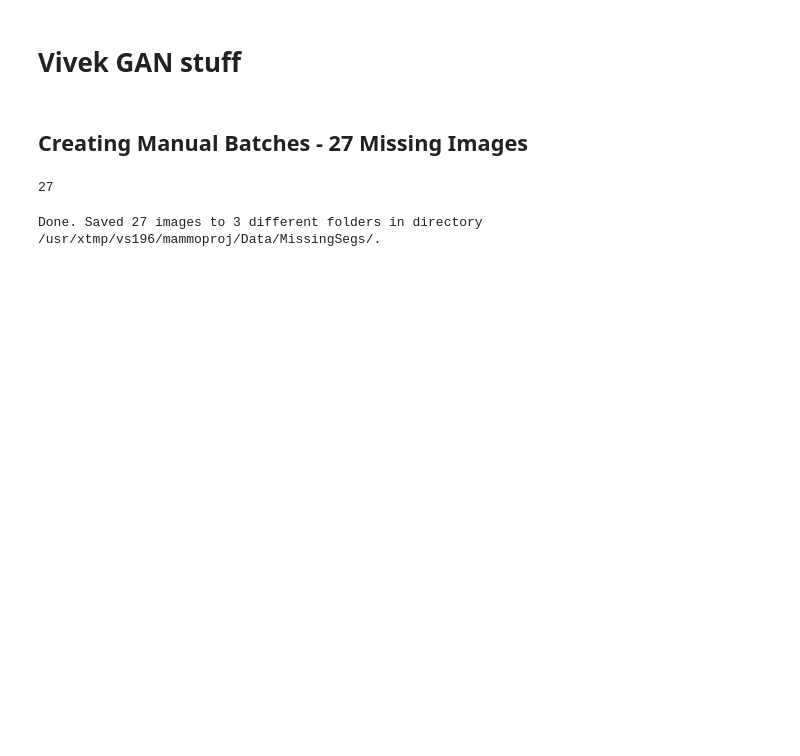
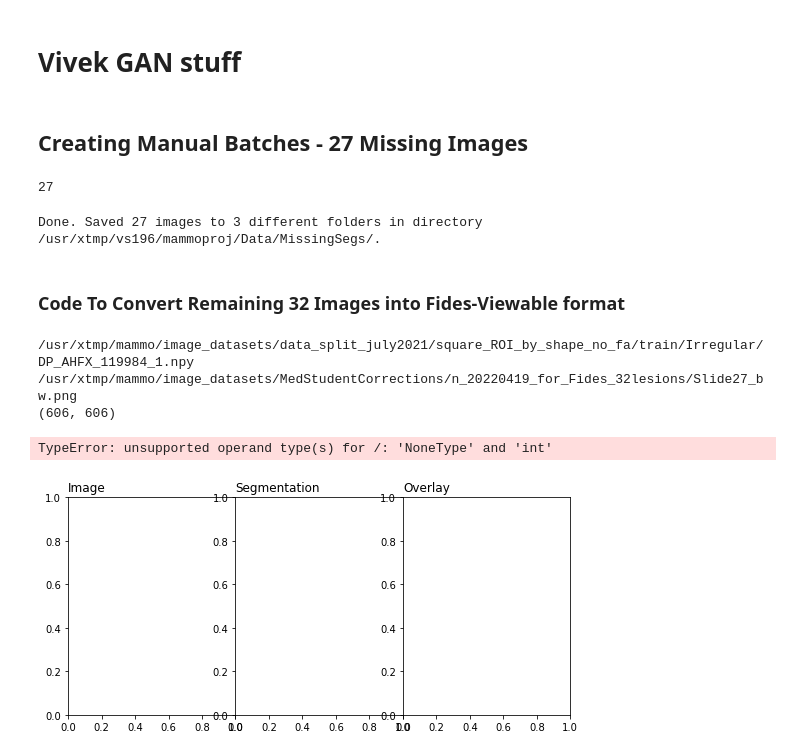
Before and after one commit to vaibhavs2854/ActiveLearningShapes, a Jupyter notebook: RemoteTesting.ipynb, the cells around one changed output. Drawn from its saved outputs; the diff is of its cells as text; code cells hidden in the pictures; blank space fills up the shorter version.

```diff
--- a/RemoteTesting.ipynb
+++ b/RemoteTesting.ipynb
@@ -1054,12 +1063,14 @@ for batch in batches: #loop through each batch
 from PIL import Image
 
 #grab right filepath
-medstudent_filepath = "/usr/xtmp/mammo/image_datasets/MedStudentSegmentations_dst/"
+#medstudent_filepath = "/usr/xtmp/mammo/image_datasets/MedStudentSegmentations_dst/"
+remaining32_filepath = "/usr/xtmp/mammo/image_datasets/MedStudentCorrections/n_20220419_for_Fides_32lesions/"
 batches = [1,2,3,4,5,6,7,8,9,10]
 
 for batch in batches: #loop through each batch
     png_filepaths = []
-    full_filepath = medstudent_filepath + f"TestBatch_{batch}" + "/"
+    #full_filepath = medstudent_filepath + f"TestBatch_{batch}" + "/"
+    full_filepath = remai
     #scan through each batch to find seg
     for root, dirs, files in os.walk(full_filepath):
         for file in files:
@@ -1102,7 +1113,7 @@ for root, dirs, files in os.walk(full_filepath):
 
 print(len(png_filepaths))
 print(png_filepaths[0:10])
-save_dir = "/usr/xtmp/vs196/mammoproj/Data/total_image_dataset/train/"
+save_dir = "/usr/xtmp/vs196/mammoproj/Data/total_image_dataset/validation/"
 count = 0
 # Find each pair of normal/fa and make numpy arrays using Image.open
 for png_filepath in tqdm(png_filepaths):
@@ -1364,3 +1375,67 @@ batch_images_in_folders(filepaths,save_dir,12,test_flag=False)
 # %% [output]
 27
 Done. Saved 27 images to 3 different folders in directory /usr/xtmp/vs196/mammoproj/Data/MissingSegs/.
+# %% [markdown]
+### Code To Convert Remaining 32 Images into Fides-Viewable format
+# %%
+#09/26/22 Convert Medstudent segmentations into numpy arrays for coding up.
+from PIL import Image
+
+#grab right filepath
+#medstudent_filepath = "/usr/xtmp/mammo/image_datasets/MedStudentSegmentations_dst/"
+remaining32_filepath = "/usr/xtmp/mammo/image_datasets/MedStudentCorrections/n_20220419_for_Fides_32lesions/"
+actual_image_filepath = "/usr/xtmp/mammo/image_datasets/data_split_july2021/square_ROI_by_shape_no_fa/train/"
+png_filepaths = []
+#full_filepath = medstudent_filepath + f"TestBatch_{batch}" + "/"
+full_filepath = remaining32_filepath
+#scan through each batch to find seg
+for root, dirs, files in os.walk(full_filepath):
+    for file in files:
+        if file.endswith(".png") and '_bw' in file:
+            filepath = os.path.join(root, file)
+            tail_filepath = '/'.join(filepath.split("/")[-1:])
+            png_filepaths.append(tail_filepath)
+
+
+with open('/usr/xtmp/mammo/image_datasets/MedStudentCorrections/n_20220419_for_Fides_32lesions/name_trans.txt') as f:
+    info = f.readlines()
+
+slide_to_info_dict = dict()
+for line in info:
+    slide_name = line.split(", ")[0].split("_")[0]
+    new_name = line.split(", ")[1].split(".")[0]
+    slide_to_info_dict[slide_name] = new_name
+
+
+
+for png_filepath in png_filepaths:
+    name = png_filepath.split("_")[0]
+    new_name = slide_to_info_dict[name]
+#Find each pair of normal/fa and make numpy arrays using Image.open
+for png_filepath in tqdm(png_filepaths):
+    name = png_filepath.split("_")[0]
+    new_name = slide_to_info_dict[name]
+    png_image_filepath = actual_image_filepath + new_name + ".npy"#Grab image filepath from wherever
+    png_mask_filepath = remaining32_filepath + name + "_bw.png"
+    print(png_image_filepath)
+    print(png_mask_filepath)
+    test = np.load(png_image_filepath)
+    print(test.shape)
+    #display_annotation_filepath = [png_image_filepath,png_mask_filepath]
+    display_image_annotation([display_annotation_filepath],[png_filepath],png=True)
+    #make a subfolder under each batch at the level of irreg/oval that contains all images
+    save_folder = full_filepath + "Fides/"
+    print(save_folder)
+    break
+#     if not os.path.exists(save_folder + png_filepath.split("/")[0]):
+#         os.makedirs(save_folder + png_filepath.split("/")[0])
+#     save_path = save_folder + png_filepath
+#     plt.savefig(save_path)
+#     plt.clf()
+#     plt.close()
+# %% [output]
+/usr/xtmp/mammo/image_datasets/data_split_july2021/square_ROI_by_shape_no_fa/train/Irregular/DP_AHFX_119984_1.npy
+/usr/xtmp/mammo/image_datasets/MedStudentCorrections/n_20220419_for_Fides_32lesions/Slide27_bw.png
+(606, 606)
+TypeError: unsupported operand type(s) for /: 'NoneType' and 'int'
+[figure, added]
```
Also changed, not shown: parts of 7 cells of this notebook, 1 other file.
